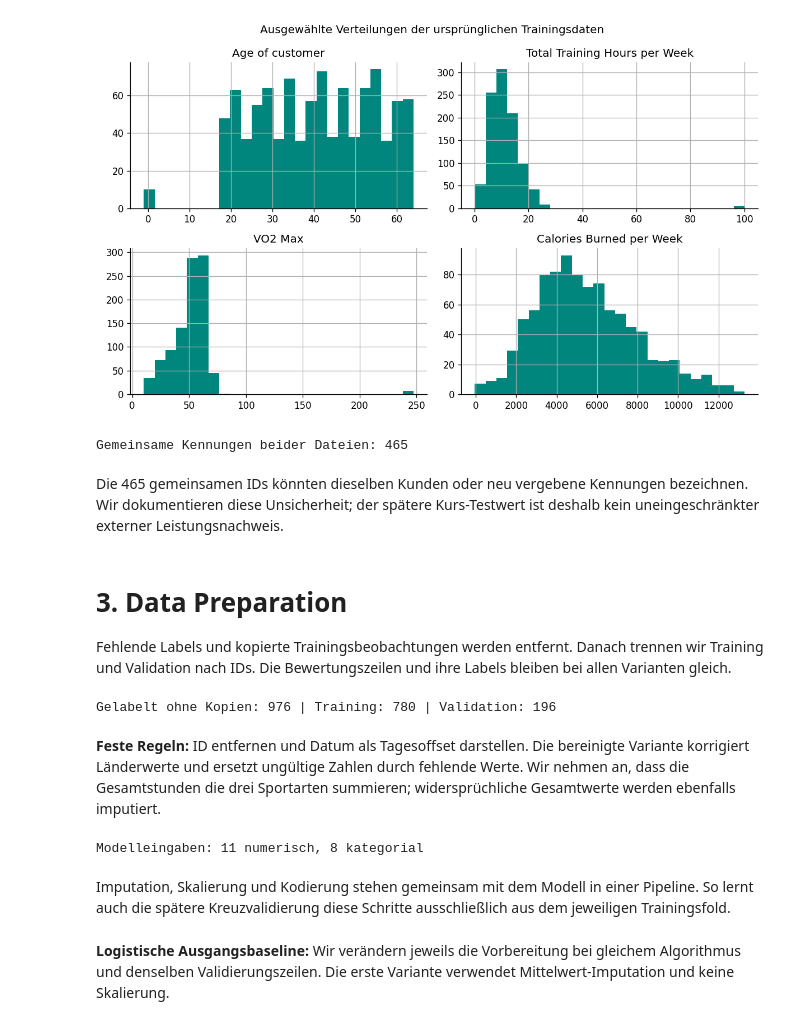
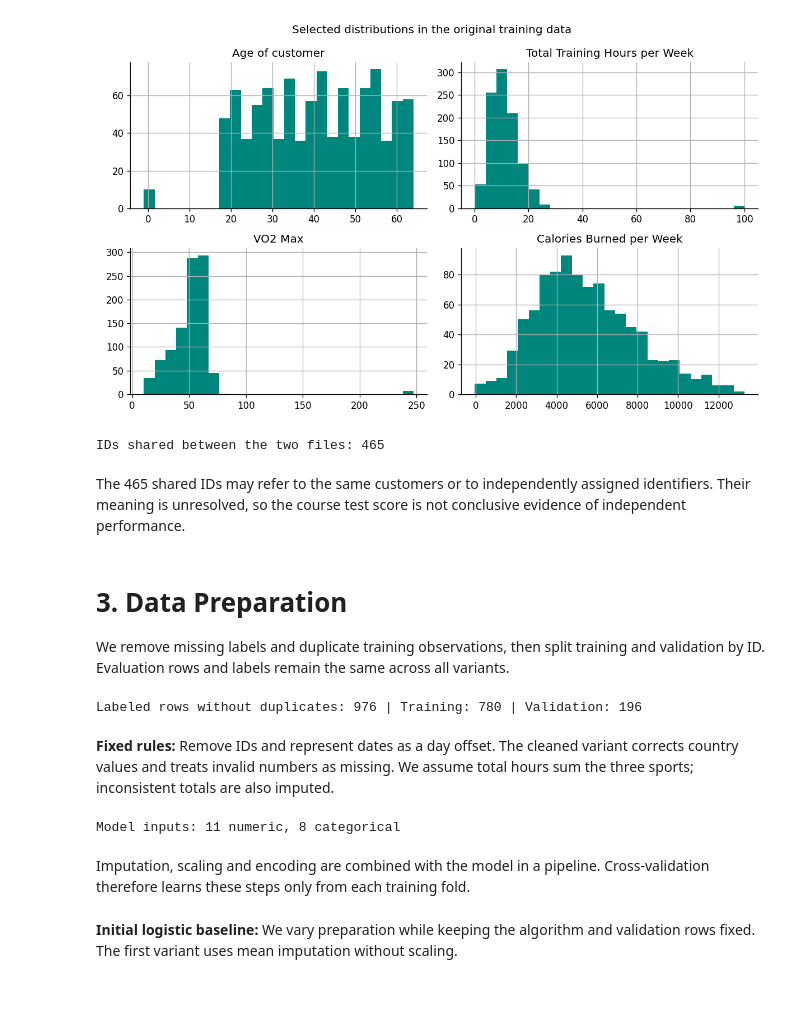
Before and after one commit to crnly/data-science-module-s4, a Jupyter notebook: data_science.ipynb, the cells around one changed output. Cells and saved outputs as stored; diff of their text form; code cells hidden in the pictures; blank space fills up the shorter version.

```diff
--- a/data_science.ipynb
+++ b/data_science.ipynb
@@ -155,33 +156,33 @@ Gesamtstunden widersprechen der Summe der drei Sportarten: 5
 # %%
 def show_figure(figure):
     buffer = io.BytesIO()
     figure.savefig(buffer, format="png", dpi=120)
     display(Image(data=buffer.getvalue()))
     plt.close(figure)
 
 plot_columns = ["Age of customer", "Total Training Hours per Week",
                 "VO2 Max", "Calories Burned per Week"]
 raw[plot_columns].hist(bins=25, figsize=(10, 6), color="#00867D")
-plt.suptitle("Ausgewählte Verteilungen der ursprünglichen Trainingsdaten")
+plt.suptitle("Selected distributions in the original training data")
 plt.tight_layout()
 show_figure(plt.gcf())
 # %% [output]
-[figure, old version]
+[figure, new version]
 # %%
 shared_ids = set(raw[ID].dropna()) & set(test[ID].dropna())
-print(f"Gemeinsame Kennungen beider Dateien: {len(shared_ids)}")
+print(f"IDs shared between the two files: {len(shared_ids)}")
 # %% [output]
-Gemeinsame Kennungen beider Dateien: 465
+IDs shared between the two files: 465
 # %% [markdown]
-Die 465 gemeinsamen IDs könnten dieselben Kunden oder neu vergebene Kennungen bezeichnen.
-Wir dokumentieren diese Unsicherheit; der spätere Kurs-Testwert ist deshalb kein uneingeschränkter externer Leistungsnachweis.
+The 465 shared IDs may refer to the same customers or to independently assigned identifiers.
+Their meaning is unresolved, so the course test score is not conclusive evidence of independent performance.
 # %% [markdown]
 <a id="phase-3"></a>
 
 # 3. Data Preparation
 
-Fehlende Labels und kopierte Trainingsbeobachtungen werden entfernt. Danach trennen wir
-Training und Validation nach IDs. Die Bewertungszeilen und ihre Labels bleiben bei allen Varianten gleich.
+We remove missing labels and duplicate training observations, then split training and validation by ID.
+Evaluation rows and labels remain the same across all variants.
 # %%
 data = raw.dropna(subset=[TARGET]).copy()
 data = data.drop_duplicates(subset=[column for column in data if column != ID])
@@ -197,13 +198,13 @@ y_val = validation[TARGET].astype(int)
 groups_train = train[ID]
 assert set(train[ID]).isdisjoint(set(validation[ID]))
 assert y_train.nunique() == y_val.nunique() == 2
-print(f"Gelabelt ohne Kopien: {len(data)} | Training: {len(train)} | Validation: {len(validation)}")
+print(f"Labeled rows without duplicates: {len(data)} | Training: {len(train)} | Validation: {len(validation)}")
 # %% [output]
-Gelabelt ohne Kopien: 976 | Training: 780 | Validation: 196
+Labeled rows without duplicates: 976 | Training: 780 | Validation: 196
 # %% [markdown]
-**Feste Regeln:** ID entfernen und Datum als Tagesoffset darstellen. Die bereinigte Variante
-korrigiert Länderwerte und ersetzt ungültige Zahlen durch fehlende Werte. Wir nehmen an,
-dass die Gesamtstunden die drei Sportarten summieren; widersprüchliche Gesamtwerte werden ebenfalls imputiert.
+**Fixed rules:** Remove IDs and represent dates as a day offset. The cleaned variant corrects
+country values and treats invalid numbers as missing. We assume total hours sum the three sports;
+inconsistent totals are also imputed.
 # %%
 def make_features(frame, clean=False):
     X = frame.drop(columns=[ID, TARGET]).copy()
@@ -223,12 +224,12 @@ def make_features(frame, clean=False):
 sample_features = make_features(train)
 num_columns = sample_features.select_dtypes(include="number").columns.tolist()
 cat_columns = sample_features.select_dtypes(exclude="number").columns.tolist()
-print(f"Modelleingaben: {len(num_columns)} numerisch, {len(cat_columns)} kategorial")
+print(f"Model inputs: {len(num_columns)} numeric, {len(cat_columns)} categorical")
 # %% [output]
-Modelleingaben: 11 numerisch, 8 kategorial
+Model inputs: 11 numeric, 8 categorical
 # %% [markdown]
-Imputation, Skalierung und Kodierung stehen gemeinsam mit dem Modell in einer Pipeline.
-So lernt auch die spätere Kreuzvalidierung diese Schritte ausschließlich aus dem jeweiligen Trainingsfold.
+Imputation, scaling and encoding are combined with the model in a pipeline.
+Cross-validation therefore learns these steps only from each training fold.
 # %%
 def make_pipeline(classifier, strategy="median", scale=True, select=False):
     numeric = Pipeline([
@@ -260,7 +261,7 @@ def evaluate_model(model, X_train, y_train, X_val, y_val):
     }
 # %% [markdown]
-**Logistische Ausgangsbaseline:** Wir verändern jeweils die Vorbereitung bei gleichem Algorithmus
-und denselben Validierungszeilen. Die erste Variante verwendet Mittelwert-Imputation und keine Skalierung.
+**Initial logistic baseline:** We vary preparation while keeping the algorithm and validation rows fixed.
+The first variant uses mean imputation without scaling.
 # %%
 logistic = LogisticRegression(solver="liblinear", max_iter=2000, random_state=SEED)
 preparations = {
```
Also changed, not shown: parts of 24 cells of this notebook, 11 other files.
